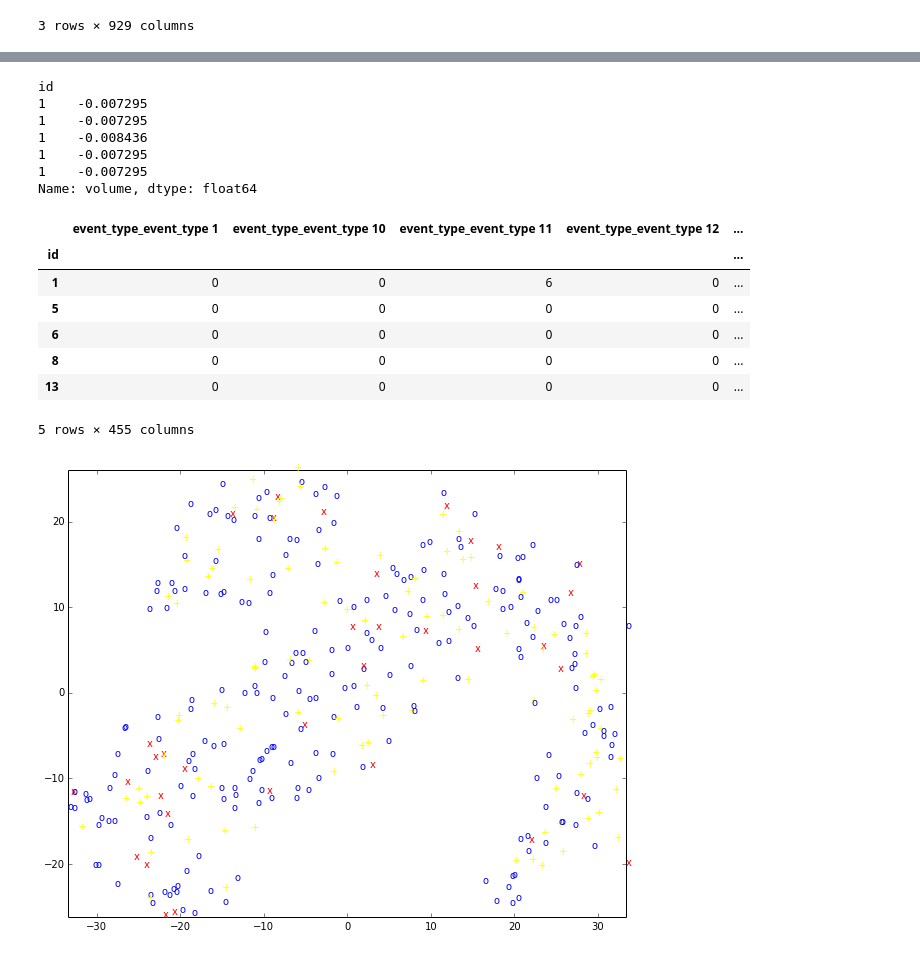
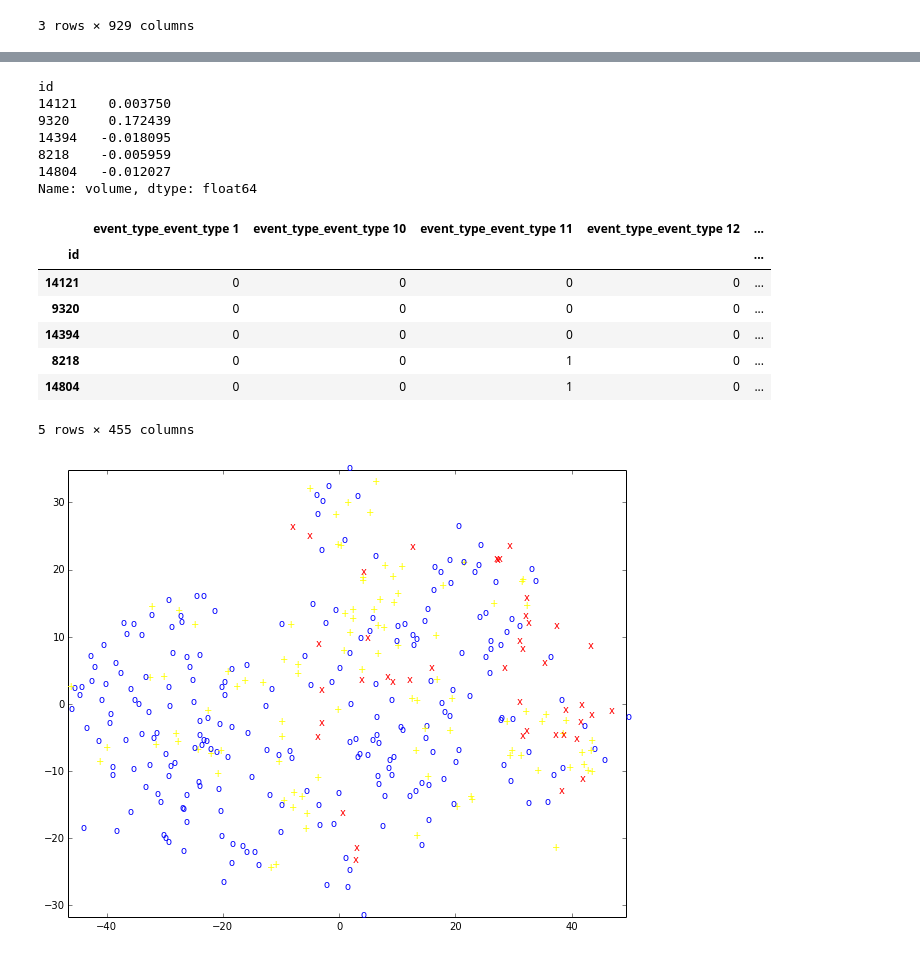
Before and after one commit to nikogamulin/kaggle-telstra-network-disruptions, a Jupyter notebook: data_explorer.ipynb, the cells around one changed output, grey strips where cells are left out. Saved outputs shown, nothing was run; the diff lists cells and outputs as text; code cells hidden in the pictures.

```diff
--- a/data_explorer.ipynb
+++ b/data_explorer.ipynb
@@ -78,15 +78,13 @@ pd.crosstab(trainingSet.fault_severity, trainingSet.location)
 # %%
 #combine all tables
 eventType = pd.read_csv('./data/event_type.csv', index_col=0)
-eventTypeVectorized = pd.get_dummies(eventType)
+eventTypeVectorized = pd.get_dummies(eventType).groupby(eventType.index).sum()
 severityType = pd.read_csv('./data/severity_type.csv', index_col=0)
-severityTypeVectorized = pd.get_dummies(severityType)
+severityTypeVectorized = pd.get_dummies(severityType).groupby(severityType.index).sum()
 logFeature = pd.read_csv('./data/log_feature.csv', index_col=0)
-logFeatureVectorized = pd.get_dummies(logFeature)
+logFeatureVectorized = pd.get_dummies(logFeature).groupby(logFeature.index).sum()
 resourceType = pd.read_csv('./data/resource_type.csv', index_col=0)
-resourceTypeVectorized = pd.get_dummies(resourceType)
-result = trainingSet.location.to_frame().join(eventTypeVectorized).join(severityTypeVectorized).join(logFeatureVectorized).join(resourceTypeVectorized)
-grouped = result.groupby(result.index).sum()
-grouped = grouped.join(trainingSet)
-grouped.head()
+resourceTypeVectorized = pd.get_dummies(resourceType).groupby(resourceType.index).sum()
+result = trainingSet.join(eventTypeVectorized).join(severityTypeVectorized).join(logFeatureVectorized).join(resourceTypeVectorized)
+result.head()
 # %% [output]
@@ -165,46 +145,46 @@ volume_norm = (result.volume - result.volume.mean())/(result.volume.max() - resu
 volume_norm.head()
 # %% [output]
 id
-1    -0.007295
-1    -0.007295
-1    -0.008436
-1    -0.007295
-1    -0.007295
+14121    0.003750
+9320     0.172439
+14394   -0.018095
+8218    -0.005959
+14804   -0.012027
 Name: volume, dtype: float64
 # %%
-df_X = grouped
+df_X = result
 df_X = df_X.drop('location', 1)
 df_X = df_X.drop('fault_severity', 1)
-#df_X['volume'] = volume_norm
+df_X['volume'] = volume_norm
 df_X.head(5)
 # %% [output]
 |  | event_type_event_type 1 | event_type_event_type 10 | event_type_event_type 11 | event_type_event_type 12 | ... |
 | id |  |  |  |  | ... |
-| 1 | 0 | 0 | 6 | 0 | ... |
-| 5 | 0 | 0 | 0 | 0 | ... |
-| 6 | 0 | 0 | 0 | 0 | ... |
-| 8 | 0 | 0 | 0 | 0 | ... |
-| 13 | 0 | 0 | 0 | 0 | ... |
+| 14121 | 0 | 0 | 0 | 0 | ... |
+| 9320 | 0 | 0 | 0 | 0 | ... |
+| 14394 | 0 | 0 | 0 | 0 | ... |
+| 8218 | 0 | 0 | 1 | 0 | ... |
+| 14804 | 0 | 0 | 1 | 0 | ... |
 5 rows × 455 columns
 # %%
 X = df_X.as_matrix()
-y = grouped.as_matrix(['fault_severity'])
+y = result.as_matrix(['fault_severity'])
 X_train, X_test, y_train, y_test = train_test_split(X, y, test_size=0.05, random_state=42)
 # %%
 modelTSNE = TSNE(n_components=2, random_state=0)
 X_2d = modelTSNE.fit_transform(X_test)
 colors = ['blue', 'yellow', 'red']
 signs = ['o', '+', 'x']
 for i in range(len(y_test)):
-    plt.text(X_2d[i,0], X_2d[i,1], signs[int(y[i])], color=colors[int(y[i])])
+    plt.text(X_2d[i,0], X_2d[i,1], signs[int(y_test[i])], color=colors[int(y_test[i])])
 
 plt.xlim((np.min(X_2d[:,0]), np.max(X_2d[:,0])))
 plt.ylim((np.min(X_2d[:,1]), np.max(X_2d[:,1])))
 
 matplotlib.rcParams['figure.figsize'] = (10.0, 8.0)
 plt.show()
 # %% [output]
-[figure, old version]
+[figure, new version]
 # %%
 #Let's check if there is any overall temporal pattern visible (assuming that the ids are arranged over time)
 count_data = result.fault_severity
```
Also changed, not shown: parts of 8 cells of this notebook.
